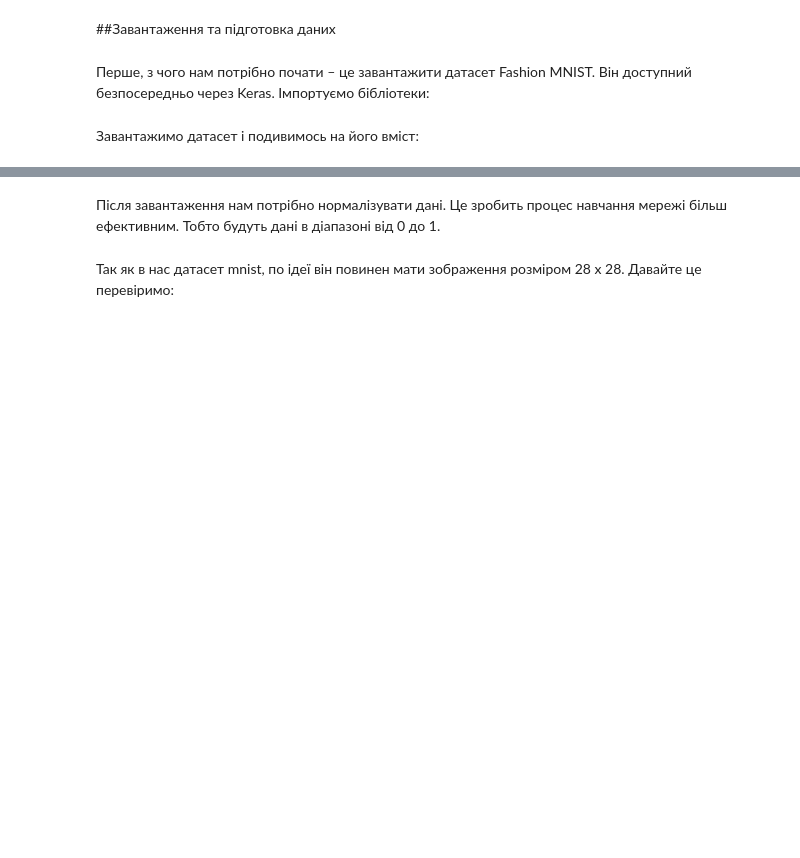
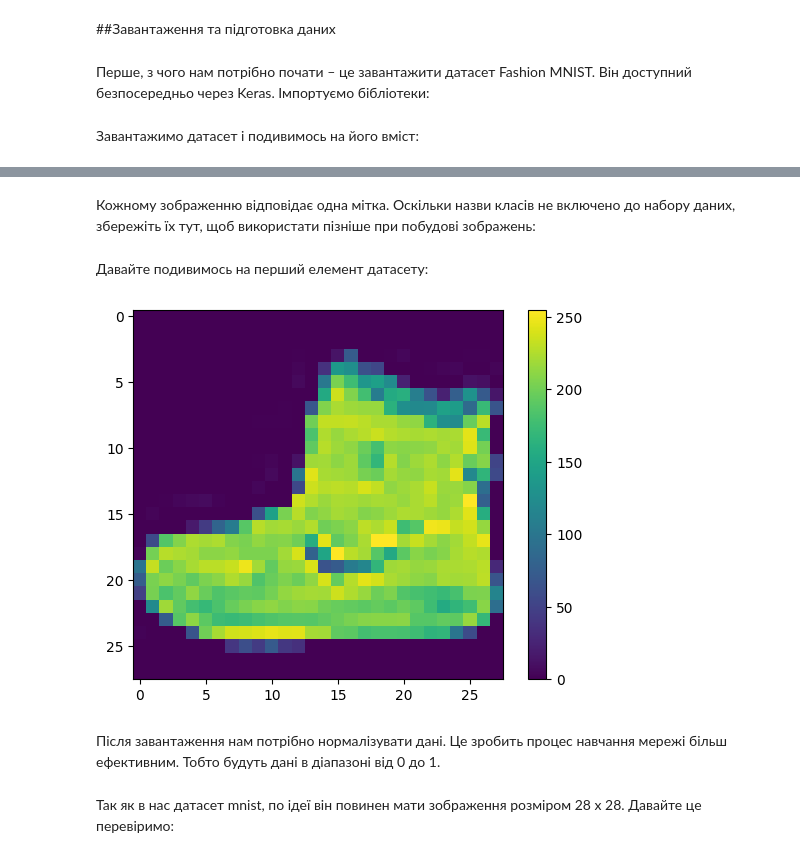
Before and after one commit to Korniev/Data-Sciense, a Jupyter notebook: hw_09/hw_09.ipynb, the cells around one changed output, grey strips where cells are left out. Drawn from its saved outputs; the diff is of its cells as text; code cells hidden in the pictures; blank space fills up the shorter version.

```diff
--- a/hw_09/hw_09.ipynb
+++ b/hw_09/hw_09.ipynb
@@ -31,0 +25,2 @@ Downloading data from https://storage.googleapis.com/tensorflow/tf-keras-dataset
+# %% [markdown]
+Кожному зображенню відповідає одна мітка. Оскільки назви класів не включено до набору даних, збережіть їх тут, щоб використати пізніше при побудові зображень:
@@ -32,3 +30,13 @@ Downloading data from https://storage.googleapis.com/tensorflow/tf-keras-dataset
+# %% [markdown]
+Давайте подивимось на перший елемент датасету:
+# %%
+plt.figure()
+plt.imshow(x_train[0])
+plt.colorbar()
+plt.grid(False)
+plt.show()
+# %% [output]
+[figure, added]
 # %% [markdown]
 Після завантаження нам потрібно нормалізувати дані. Це зробить процес навчання мережі більш ефективним. Тобто будуть дані в діапазоні від 0 до 1.
 # %%
```
Also changed, not shown: parts of 20 cells of this notebook.
